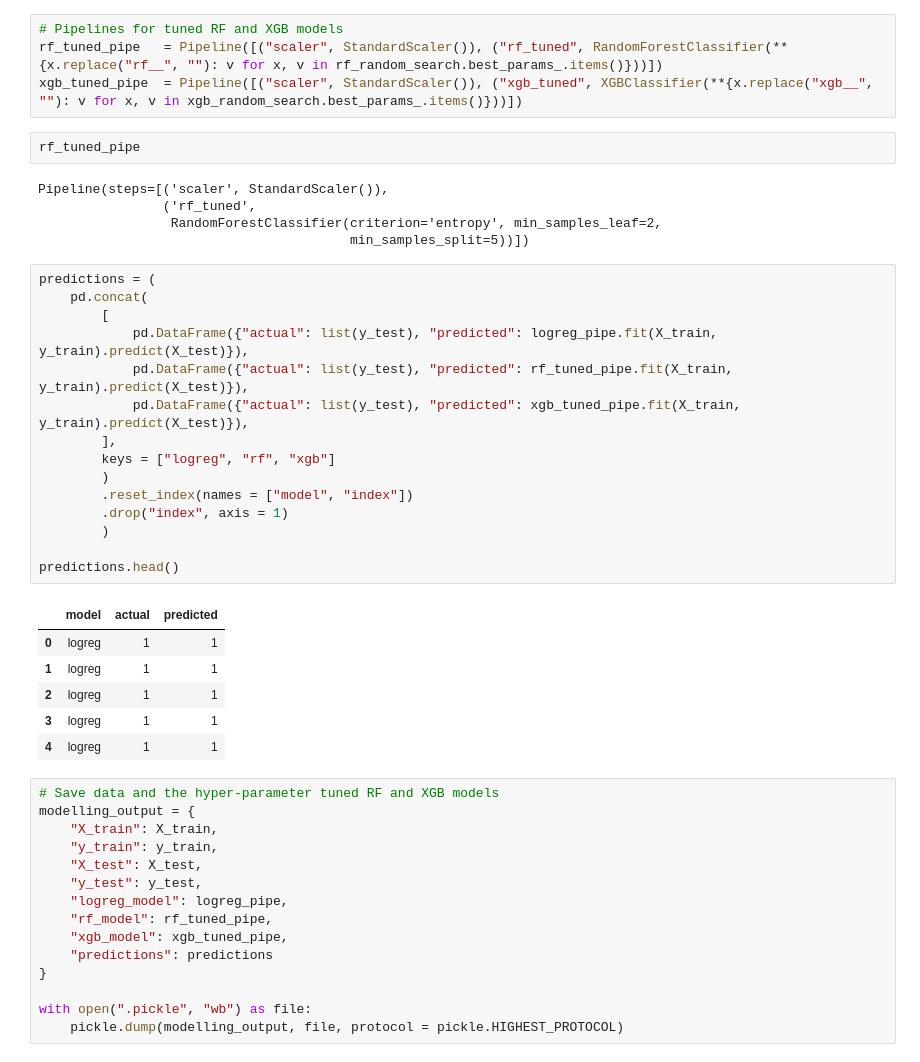
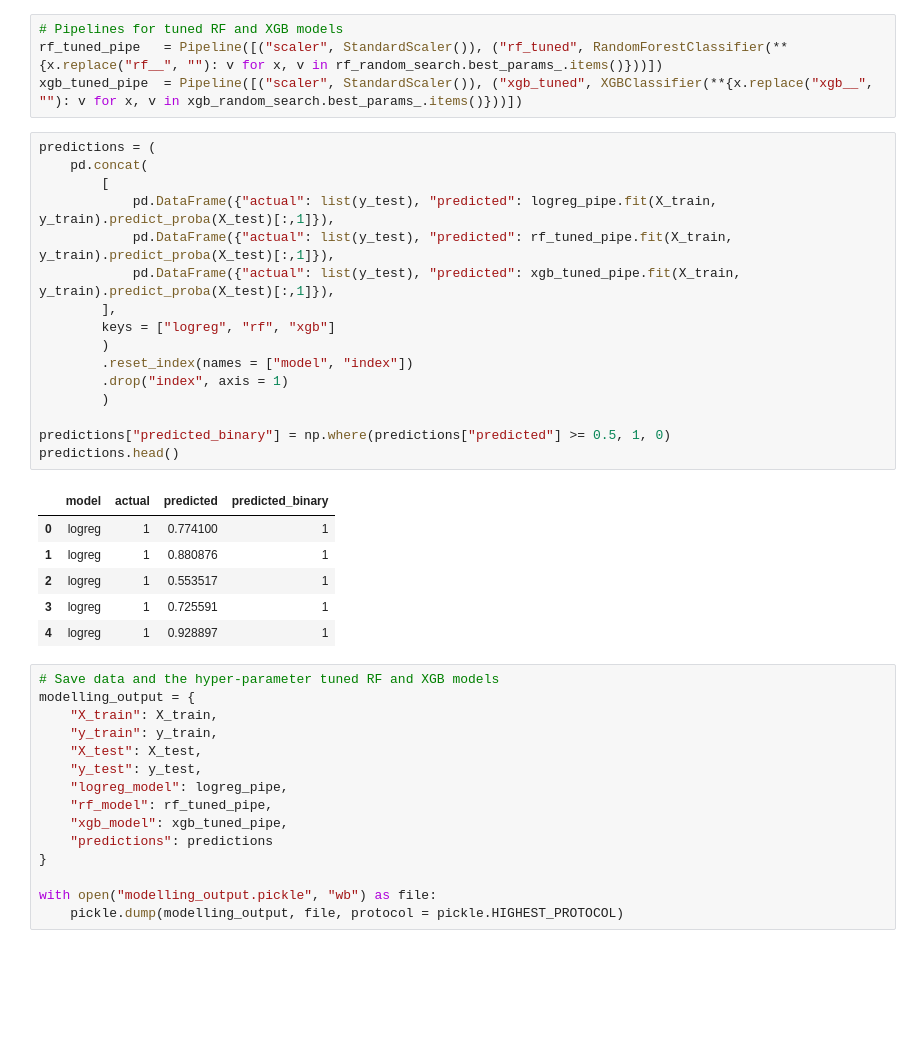
Before and after one commit to HenryElJ/msc_thesis, a Jupyter notebook: modelling.ipynb, the cells around one changed output. Drawn from its saved outputs; the diff is of its cells as text; blank space fills up the shorter version.

```diff
--- a/modelling.ipynb
+++ b/modelling.ipynb
@@ -147,35 +147,29 @@ Best parameters found: {'xgb__subsample': 0.6, 'xgb__scale_pos_weight': 2, 'xgb_
 # Pipelines for tuned RF and XGB models
 rf_tuned_pipe   = Pipeline([("scaler", StandardScaler()), ("rf_tuned", RandomForestClassifier(**{x.replace("rf__", ""): v for x, v in rf_random_search.best_params_.items()}))])
 xgb_tuned_pipe  = Pipeline([("scaler", StandardScaler()), ("xgb_tuned", XGBClassifier(**{x.replace("xgb__", ""): v for x, v in xgb_random_search.best_params_.items()}))])
-# %%
-rf_tuned_pipe
-# %% [output]
-Pipeline(steps=[('scaler', StandardScaler()),
-                ('rf_tuned',
-                 RandomForestClassifier(criterion='entropy', min_samples_leaf=2,
-                                        min_samples_split=5))])
 # %%
 predictions = (
     pd.concat(
         [
-            pd.DataFrame({"actual": list(y_test), "predicted": logreg_pipe.fit(X_train, y_train).predict(X_test)}),
-            pd.DataFrame({"actual": list(y_test), "predicted": rf_tuned_pipe.fit(X_train, y_train).predict(X_test)}),
-            pd.DataFrame({"actual": list(y_test), "predicted": xgb_tuned_pipe.fit(X_train, y_train).predict(X_test)}),
+            pd.DataFrame({"actual": list(y_test), "predicted": logreg_pipe.fit(X_train, y_train).predict_proba(X_test)[:,1]}),
+            pd.DataFrame({"actual": list(y_test), "predicted": rf_tuned_pipe.fit(X_train, y_train).predict_proba(X_test)[:,1]}),
+            pd.DataFrame({"actual": list(y_test), "predicted": xgb_tuned_pipe.fit(X_train, y_train).predict_proba(X_test)[:,1]}),
         ],
         keys = ["logreg", "rf", "xgb"]
         )
         .reset_index(names = ["model", "index"])
         .drop("index", axis = 1)
         )
 
+predictions["predicted_binary"] = np.where(predictions["predicted"] >= 0.5, 1, 0)
 predictions.head()
 # %% [output]
-|  | model | actual | predicted |
-| 0 | logreg | 1 | 1 |
-| 1 | logreg | 1 | 1 |
-| 2 | logreg | 1 | 1 |
-| 3 | logreg | 1 | 1 |
-| 4 | logreg | 1 | 1 |
+|  | model | actual | predicted | predicted_binary |
+| 0 | logreg | 1 | 0.774100 | 1 |
+| 1 | logreg | 1 | 0.880876 | 1 |
+| 2 | logreg | 1 | 0.553517 | 1 |
+| 3 | logreg | 1 | 0.725591 | 1 |
+| 4 | logreg | 1 | 0.928897 | 1 |
 # %%
 # Save data and the hyper-parameter tuned RF and XGB models
 modelling_output = {
@@ -189,5 +183,5 @@ modelling_output = {
     "predictions": predictions
 }
 
-with open(".pickle", "wb") as file:
+with open("modelling_output.pickle", "wb") as file:
     pickle.dump(modelling_output, file, protocol = pickle.HIGHEST_PROTOCOL)
```
Also changed, not shown: 6 other files.
